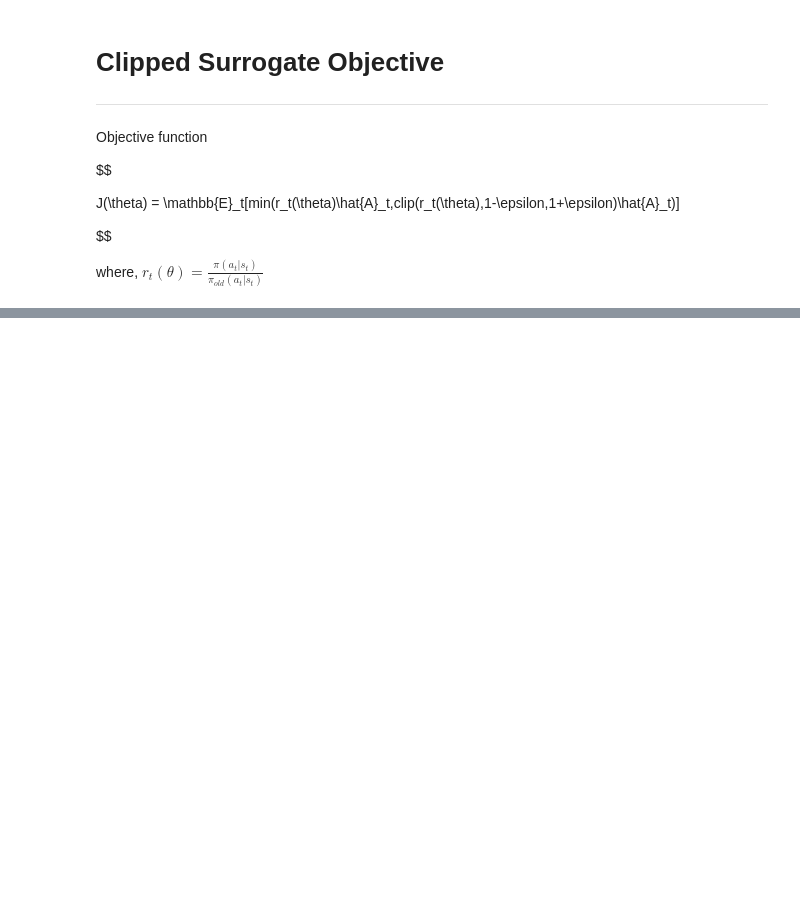
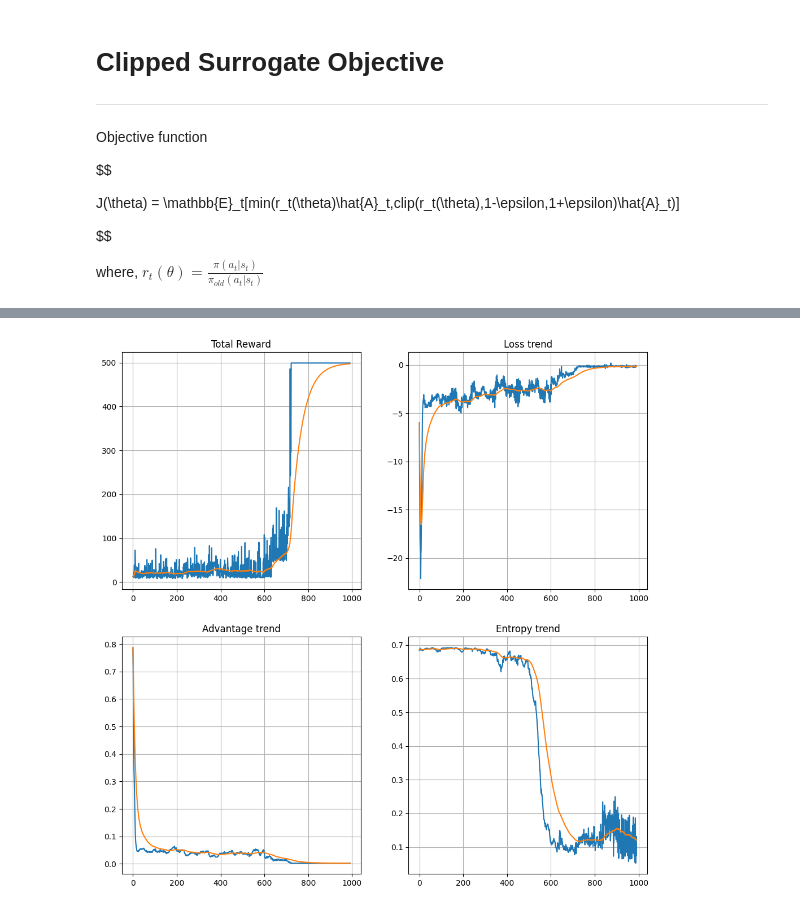
Before and after one commit to bjpublic/Reinforcement_learning, a Jupyter notebook: Chapter06/6장_PPO.ipynb, the cells around one changed output, grey strips where cells are left out. Drawn from its saved outputs; the diff is of its cells as text; code cells hidden in the pictures; blank space fills up the shorter version.

```diff
--- a/Chapter06/6장_PPO.ipynb
+++ b/Chapter06/6장_PPO.ipynb
@@ -40,7 +40,8 @@ torch.backends.cudnn.deterministic = True
 torch.backends.cudnn.benchmark = False
 # %%
 env = gym.make('CartPole-v0')
-env._max_episode_steps=2000
+env.seed(123)
+env._max_episode_steps=500
 # %% [markdown]
 # PPO agent생성
 # %%
@@ -140,8 +108,3 @@ $$
 
 where,
 $r_t(\theta) = \frac{\pi{(a_t \vert s_t)}}{\pi_{old}(a_t \vert s_t)}$
-# %%
-actor = PPO_Actor(num_state,num_action).to(device)
-critic = PPO_Critic(num_state).to(device)
-actor_optimizer = optim.Adam(actor.parameters(),lr=learning_rate)
-critic_optimizer = optim.Adam(critic.parameters(),lr=learning_rate)
@@ -220,5 +110,0 @@ def PPO_training(history,actor,critic,updates=10, clips=0.2):
-# %%
-actor = PPO_Actor(num_state,num_action).to(device)
-critic = PPO_Critic(num_state).to(device)
-actor_optimizer = optim.Adam(actor.parameters(),lr=learning_rate)
-critic_optimizer = optim.Adam(critic.parameters(),lr=learning_rate)
@@ -251,0 +111,4 @@ from torch.distributions import MultivariateNormal
+# %%
+agent = PPO_agent(num_state,num_action).to(device)
+optimizer = optim.Adam(agent.parameters(),lr=learning_rate)
+scheduler = optim.lr_scheduler.StepLR(optimizer,step_size=scheduler_step,gamma=scheduler_gamma)
@@ -251,0 +150,73 @@ from torch.distributions import MultivariateNormal
+# %%
+reward_record, loss_record, critic_record, entropy_record = [], [], [], []
+states, actions, policies, rewards, next_states, dones = [],[],[],[],[], []
+for ep in range(max_episode):
+    total_reward = 0
+    state = env.reset()
+
+    while True:
+        torch_state = torch.Tensor(state[None]).to(device)
+        policy, value = agent(torch_state)
+        soft_policy = F.softmax(policy,dim=-1).squeeze()
+        action =  agent.sample_actions(torch_state)
+        prob_a = soft_policy[action]
+        #prob_a = torch.gather(soft_policy,1,torch.Tensor(action).to(device)) #soft_policy[:,action]
+        next_state, reward, done, _ = env.step(action)
+
+        states = FIFO(state, states)
+        actions = FIFO(action, actions)
+        policies = FIFO(prob_a, policies)
+        rewards = FIFO(reward, rewards)
+        next_states = FIFO(next_state, next_states)
+        dones = FIFO(done, dones)
+
+        if done:
+            break
+
+        state = next_state
+        total_reward += reward
+    history = (states, actions, policies, rewards, next_states, dones)
+    # Episode finish -> update agent model
+    loss,clip,critic,entropy = PPO_update(history, update_per_episode)
+    reward_record.append(total_reward)
+    loss_record.append(loss)
+    critic_record.append(critic)
+    entropy_record.append(entropy)
+
+    if ep % 10 == 0:
+        clear_output(True)
+        print(f'{ep}번째 에피소드 결과')
+        print(f'최근 10 에피소드 보상평균 = {np.mean(reward_record[-10:])}')
+
+        plt.figure(figsize=[12, 12])
+
+        plt.subplot(2,2,1)
+        plt.title("Total Reward")
+        plt.plot(reward_record)
+        plt.plot(moving_average(reward_record))
+        plt.grid()
+
+        plt.subplot(2,2,2)
+        plt.title("Loss trend")
+        plt.plot(loss_record)
+        plt.plot(moving_average(loss_record))
+        plt.grid()
+
+        plt.subplot(2,2,3)
+        plt.title("Advantage trend")
+        plt.plot(critic_record)
+        plt.plot(moving_average(critic_record))
+        plt.grid()
+
+        plt.subplot(2,2,4)
+        plt.title("Entropy trend")
+        plt.plot(entropy_record)
+        plt.plot(moving_average(entropy_record))
+        plt.grid()
+
+        plt.show()
+
+    if np.mean(reward_record[-10:]) >= 400:
+        best_agent = copy.deepcopy(agent)
+        torch.save(best_agent,'./ckpt/CartPole/PPO_bestagent.pth')
+# %% [output]
@@ -251,0 +225 @@ from torch.distributions import MultivariateNormal
+[figure, added]
```
Also changed, not shown: parts of 14 cells of this notebook, 1 other file.
